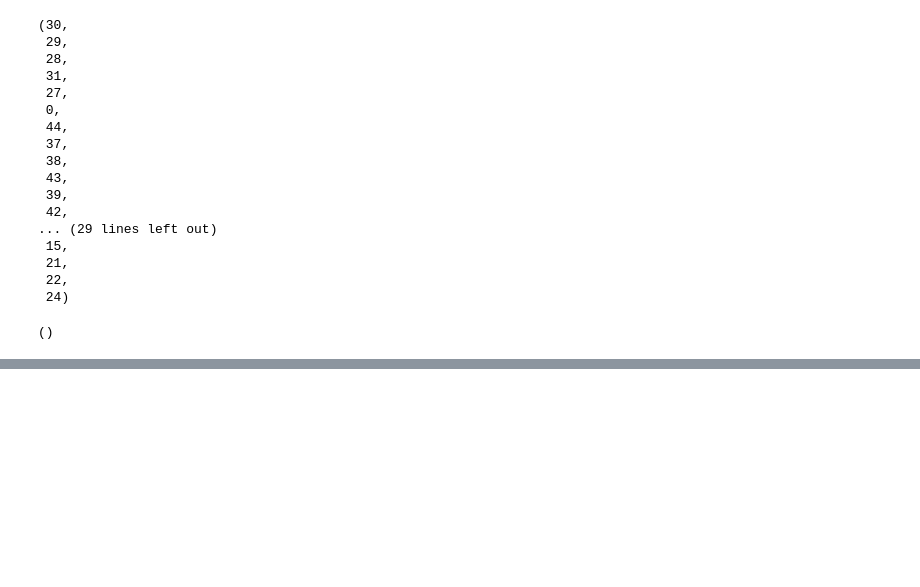
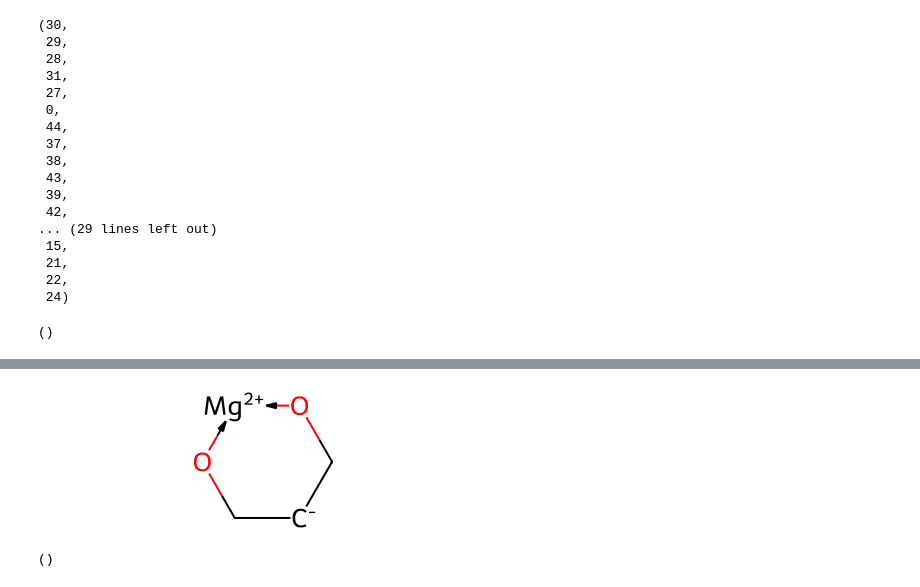
Before and after one commit to stefanpate/enz-rxn-data, a Jupyter notebook: explore_mechanism.ipynb, the cells around one changed output, grey strips where cells are left out. Saved outputs shown, nothing was run; the diff lists cells and outputs as text; code cells hidden in the pictures; blank space fills up the shorter version.

```diff
--- a/explore_mechanism.ipynb
+++ b/explore_mechanism.ipynb
@@ -238,0 +238,19 @@ rmol
+# %%
+lrule = '[C:1]1[CH:2][C:4][O:5]->[Mg+2:6]<-[O:7]1'
+rrule = '[C:1]1[C-:2][C:4][O:5]->[Mg+2:6]<-[O:7]1'
+lmol = Chem.MolFromSmiles(lrule)
+rmol = Chem.MolFromSmiles(rrule)
+rule = Chem.MolToSmarts(lmol) + '>>' + Chem.MolToSmarts(rmol)
+rxn = AllChem.ReactionFromSmarts(rule, useSmiles=False)
+rxn.RunReactants([lmol])[0][0]
+# %% [output]
+[figure, added]
+# %%
+rule = '[Mg+2:1]1(<-[#8-:21]-[#15:23](-[#8:20]-[#15:25](-[#8:18]-[#6H2:17]-[#6H2:15]-[#6:14]2:[#16:11]:[#6H:10]:[#7+:16](-[#6H2:27]):[#6:12]:2-[#6H3:13])(=[#8:19])-[#8-:26]->1)(-[#8-:22])=[#8:24])>>[Mg+2:1]1(<-[#8-:21]-[#15:23](-[#8:20]-[#15:25](-[#8:18]-[#6H2:17]-[#6H2:15]-[#6:14]2:[#16:11]:[#6-:10]:[#7+:16](-[#6H2:27]):[#6:12]:2-[#6H3:13])(=[#8:19])-[#8-:26]->1)(-[#8-:22])=[#8:24])'
+rct_sma = '[Mg+2:1]1(<-[#8-:21]-[#15:23](-[#8:20]-[#15:25](-[#8:18]-[#6H2:17]-[#6H2:15]-[#6:14]2:[#16:11]:[#6H:10]:[#7+:16](-[#6H2:27]):[#6:12]:2-[#6H3:13])(=[#8:19])-[#8-:26]->1)(-[#8-:22])=[#8:24])'
+rct = Chem.MolFromSmarts(rct_sma)
+Chem.SanitizeMol(rct)
+rxn = AllChem.ReactionFromSmarts(rule, useSmiles=False)
+rxn.RunReactants([rct])
+# %% [output]
+()
```
Also changed, not shown: parts of 11 cells of this notebook.
